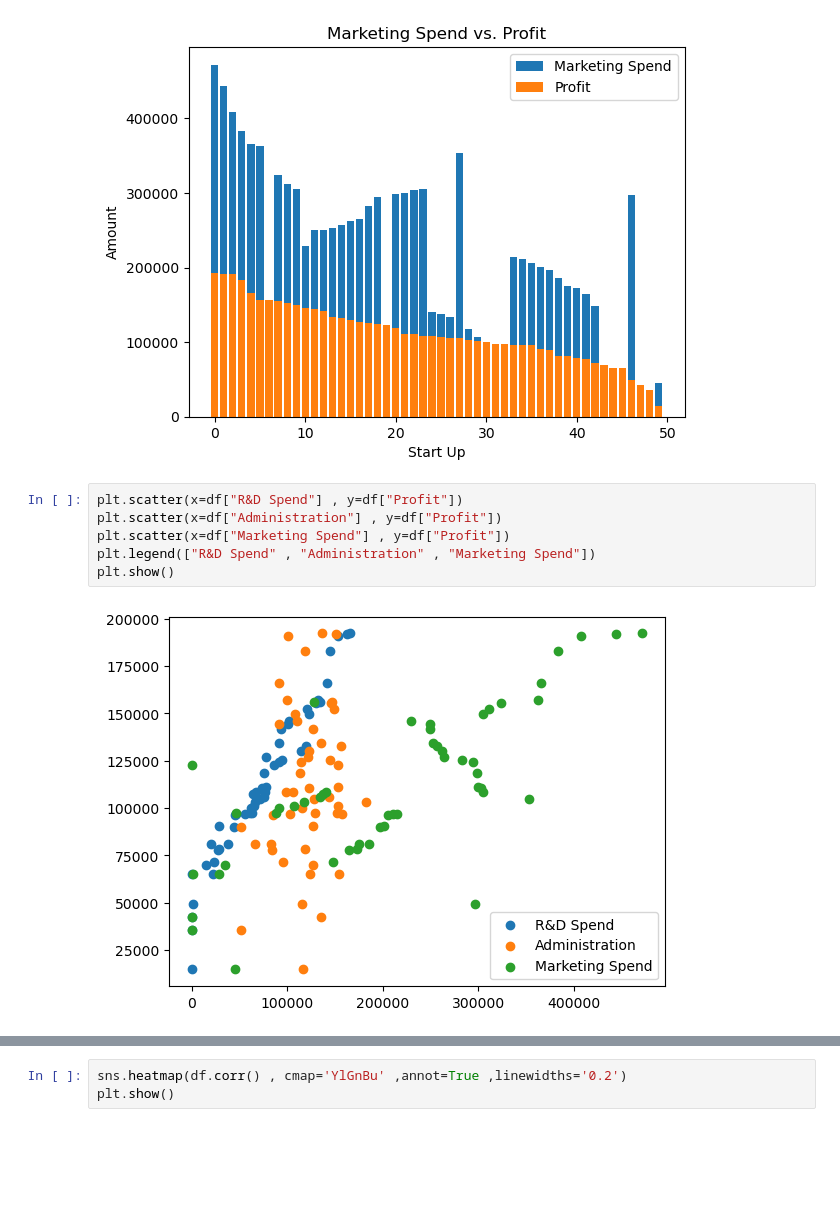
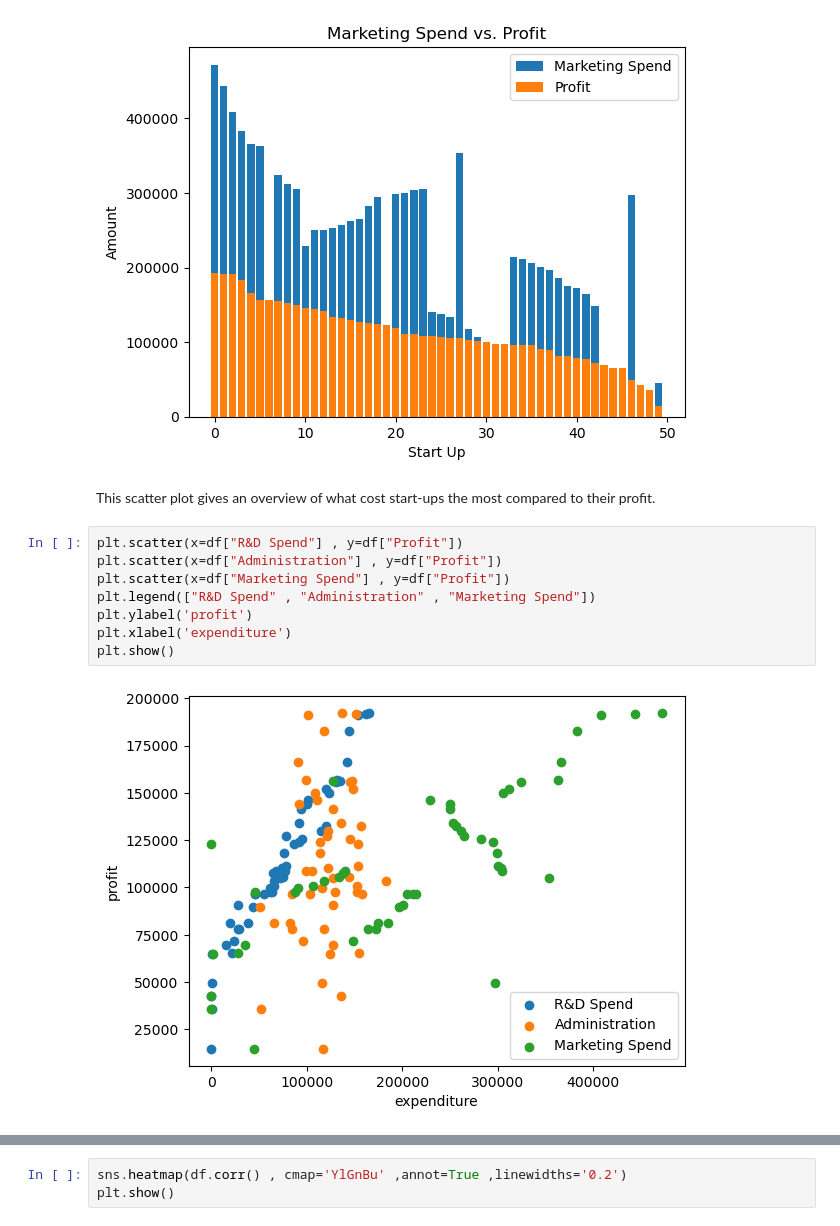
Before and after one commit to cylia22/Dashboard-startups, a Jupyter notebook: Start_ups.ipynb, the cells around one changed output, grey strips where cells are left out. Drawn from its saved outputs; the diff is of its cells as text; blank space fills up the shorter version.

```diff
--- a/Start_ups.ipynb
+++ b/Start_ups.ipynb
@@ -46,11 +52,15 @@ plt.legend()
 plt.show()
 # %% [output]
 [figure]
+# %% [markdown]
+This scatter plot gives an overview of what cost start-ups the most compared to their profit.
 # %%
 plt.scatter(x=df["R&D Spend"] , y=df["Profit"])
 plt.scatter(x=df["Administration"] , y=df["Profit"])
 plt.scatter(x=df["Marketing Spend"] , y=df["Profit"])
 plt.legend(["R&D Spend" , "Administration" , "Marketing Spend"])
+plt.ylabel('profit')
+plt.xlabel('expenditure')
 plt.show()
 # %% [output]
-[figure, old version]
+[figure, new version]
```
Also changed, not shown: parts of 18 cells of this notebook.
